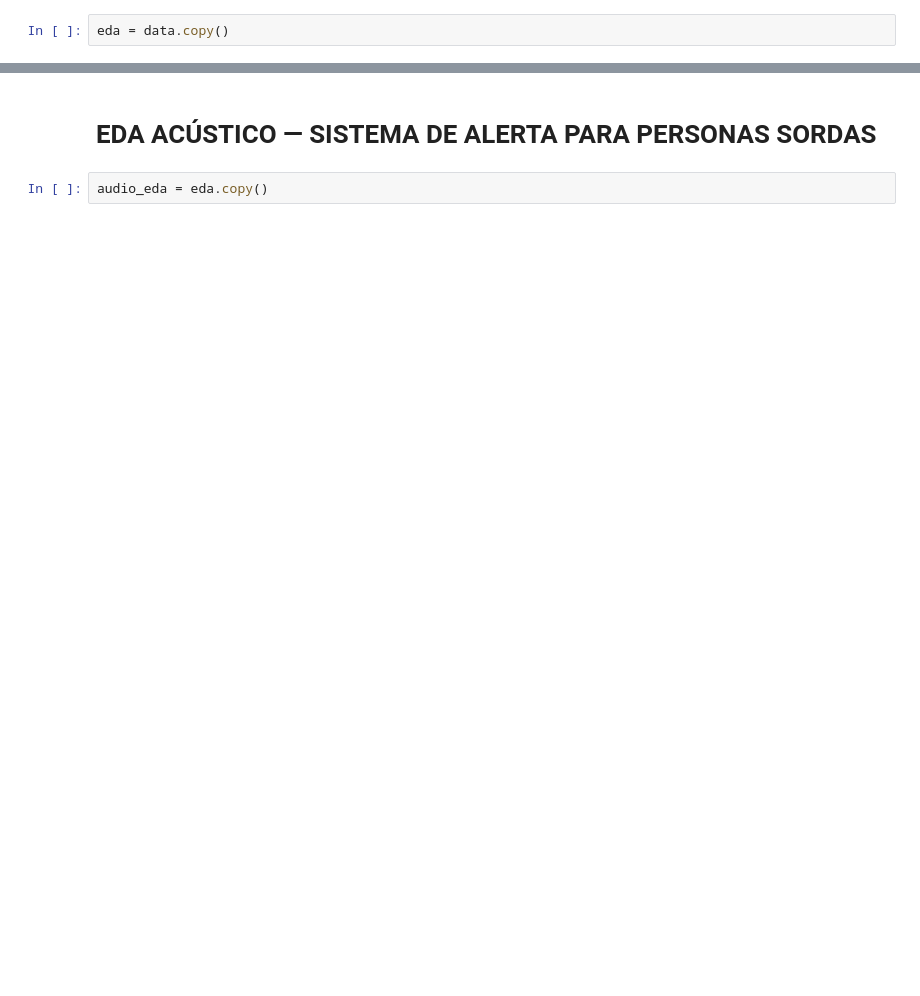
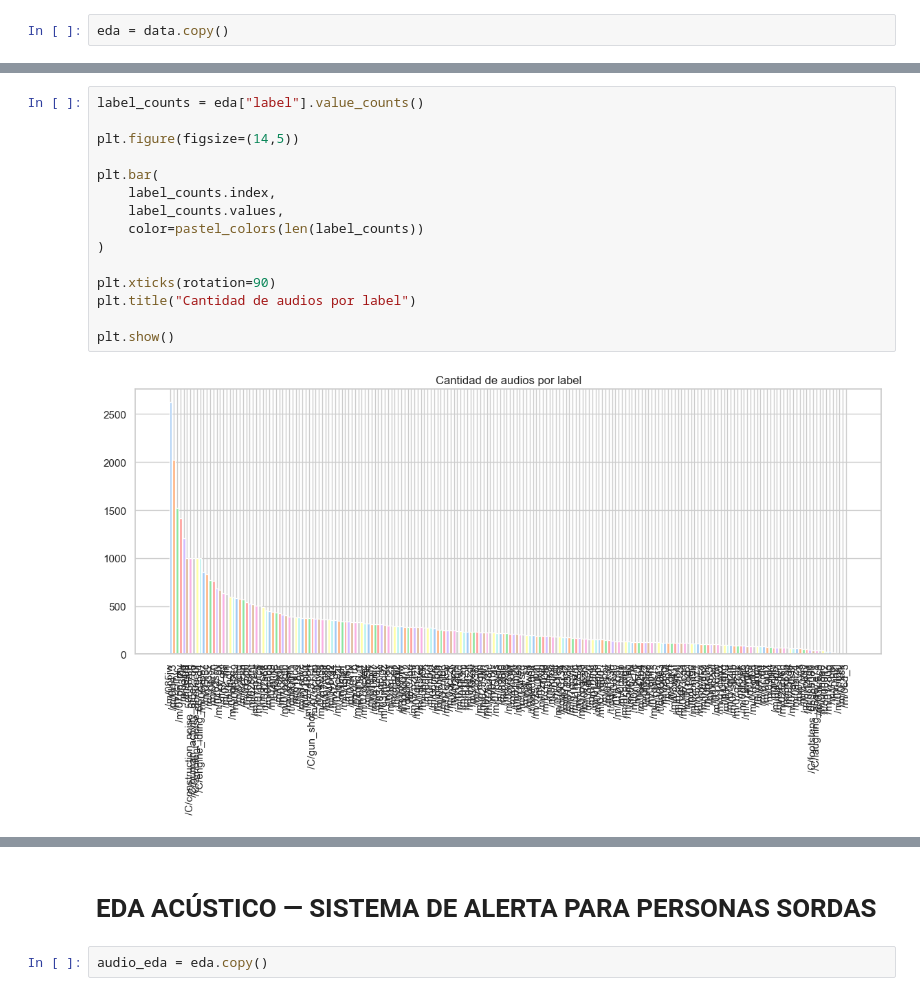
Before and after one commit to andrupax94/proyecto4geeks, a Jupyter notebook: notebooks/01_eda.ipynb, the cells around one changed output, grey strips where cells are left out. Saved outputs shown, nothing was run; the diff lists cells and outputs as text; blank space fills up the shorter version.

```diff
--- a/notebooks/01_eda.ipynb
+++ b/notebooks/01_eda.ipynb
@@ -382,0 +108,17 @@ El análisis exploratorio se realizó sobre human_label para interpretar el comp
+# %%
+label_counts = eda["label"].value_counts()
+
+plt.figure(figsize=(14,5))
+
+plt.bar(
+    label_counts.index,
+    label_counts.values,
+    color=pastel_colors(len(label_counts))
+)
+
+plt.xticks(rotation=90)
+plt.title("Cantidad de audios por label")
+
+plt.show()
+# %% [output]
+[figure, added]
```
Also changed, not shown: parts of 63 cells of this notebook.
